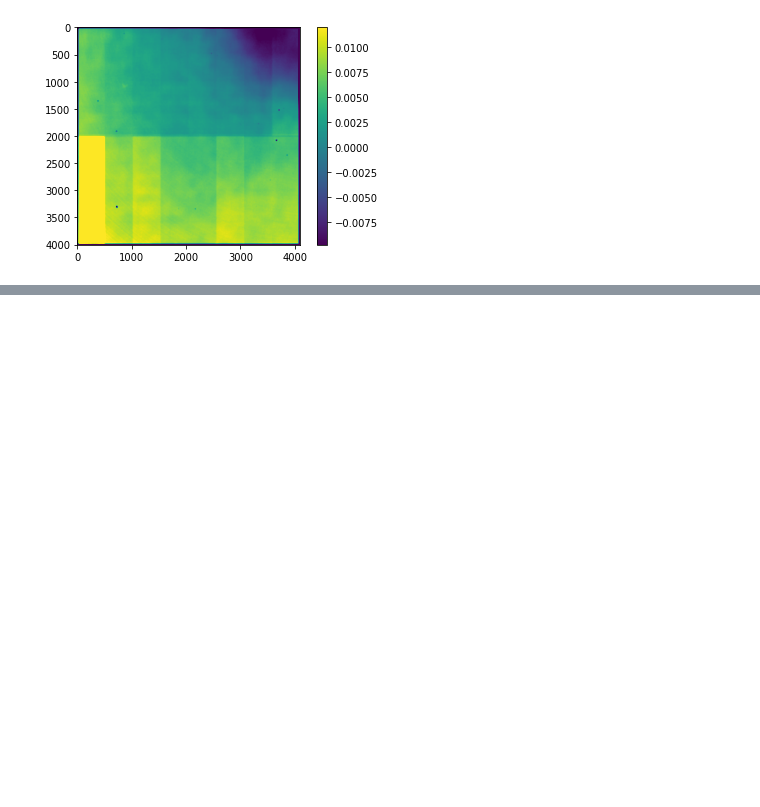
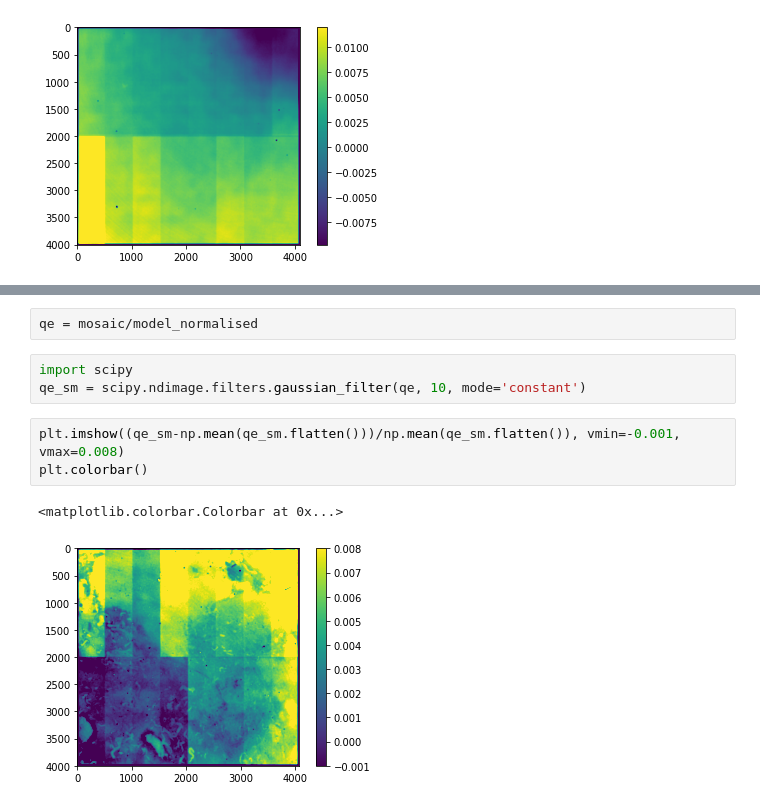
Before and after one commit to lsst-camera-dh/ccob-wb, a Jupyter notebook: notebooks/match_image_to_beam_BOT.ipynb, the cells around one changed output, grey strips where cells are left out. Drawn from its saved outputs; the diff is of its cells as text; blank space fills up the shorter version.

```diff
--- a/notebooks/match_image_to_beam_BOT.ipynb
+++ b/notebooks/match_image_to_beam_BOT.ipynb
@@ -232,0 +325,11 @@ plt.colorbar()
+# %%
+qe = mosaic/model_normalised
+# %%
+import scipy
+qe_sm = scipy.ndimage.filters.gaussian_filter(qe, 10, mode='constant')
+# %%
+plt.imshow((qe_sm-np.mean(qe_sm.flatten()))/np.mean(qe_sm.flatten()), vmin=-0.001, vmax=0.008)
+plt.colorbar()
+# %% [output]
+<matplotlib.colorbar.Colorbar at 0x...>
+[figure, added]
```
Also changed, not shown: parts of 16 cells of this notebook, 12 other files.
